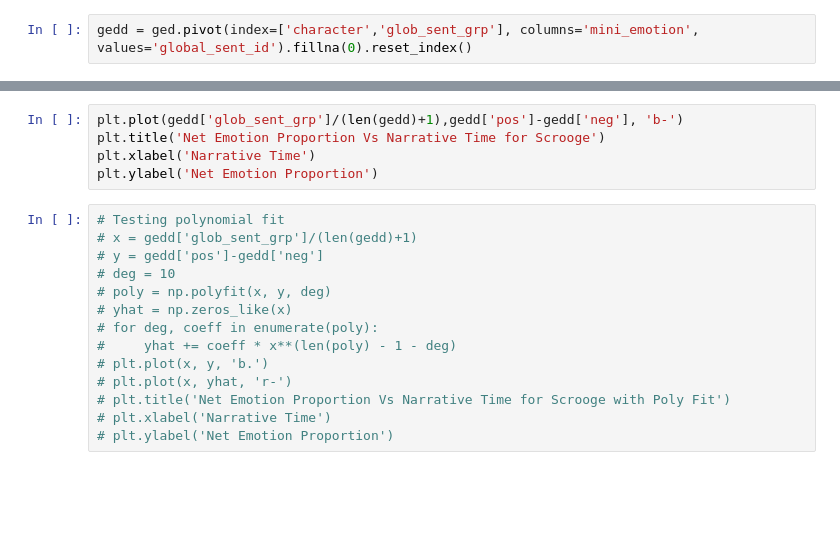
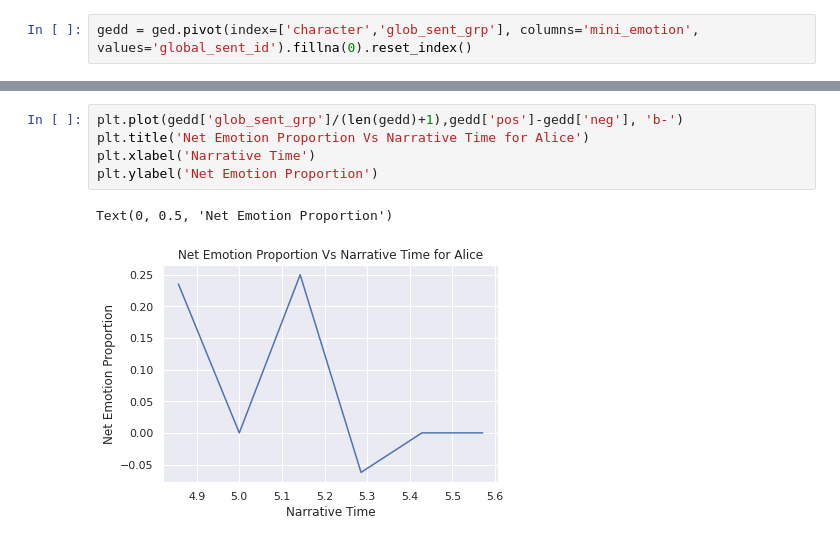
Before and after one commit to Dmacracy/Buskin, a Jupyter notebook: notebooks/Coref_and_POS.ipynb, the cells around one changed output, grey strips where cells are left out. Saved outputs shown, nothing was run; the diff lists cells and outputs as text; blank space fills up the shorter version.

```diff
--- a/notebooks/Coref_and_POS.ipynb
+++ b/notebooks/Coref_and_POS.ipynb
@@ -618,19 +662,8 @@ sns.lineplot(x="glob_sent_grp", y="global_sent_id",
 # %%
 plt.plot(gedd['glob_sent_grp']/(len(gedd)+1),gedd['pos']-gedd['neg'], 'b-')
-plt.title('Net Emotion Proportion Vs Narrative Time for Scrooge')
+plt.title('Net Emotion Proportion Vs Narrative Time for Alice')
 plt.xlabel('Narrative Time')
 plt.ylabel('Net Emotion Proportion')
+# %% [output]
+Text(0, 0.5, 'Net Emotion Proportion')
+[figure, added]
-# %%
-# Testing polynomial fit
-# x = gedd['glob_sent_grp']/(len(gedd)+1)
-# y = gedd['pos']-gedd['neg']
-# deg = 10
-# poly = np.polyfit(x, y, deg)
-# yhat = np.zeros_like(x)
-# for deg, coeff in enumerate(poly):
-#     yhat += coeff * x**(len(poly) - 1 - deg)
-# plt.plot(x, y, 'b.')
-# plt.plot(x, yhat, 'r-')
-# plt.title('Net Emotion Proportion Vs Narrative Time for Scrooge with Poly Fit')
-# plt.xlabel('Narrative Time')
-# plt.ylabel('Net Emotion Proportion')
```
Also changed, not shown: parts of 30 cells of this notebook, 1 other file.
